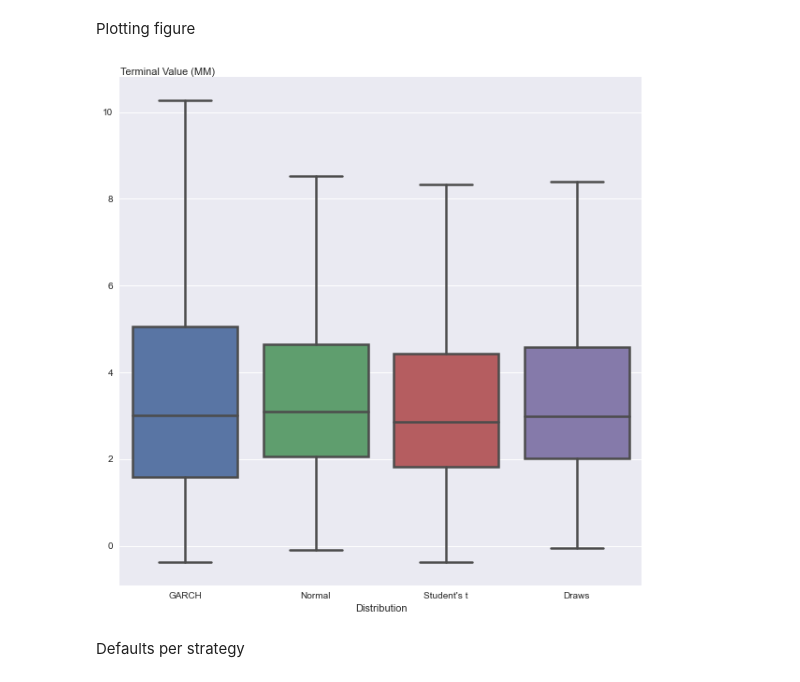
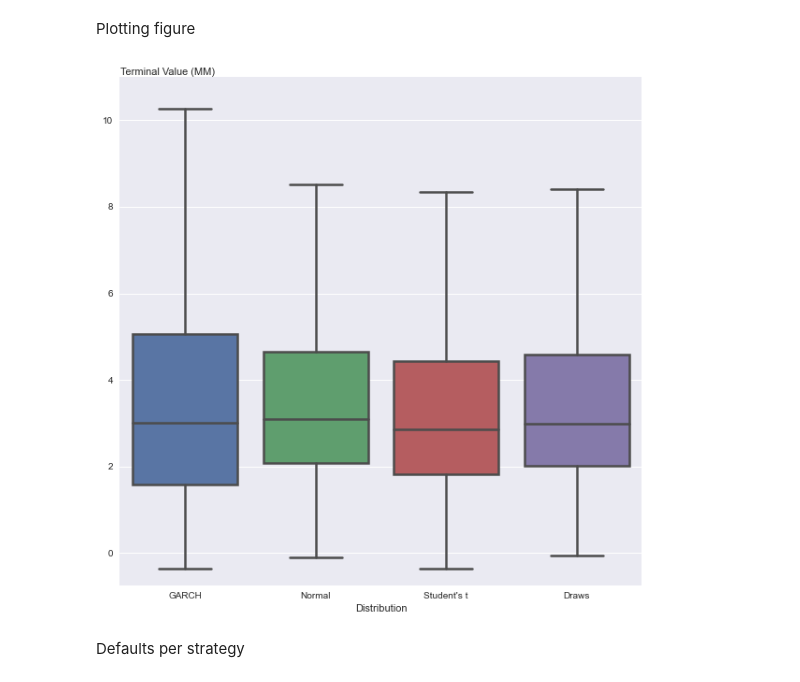
Before and after one commit to neriksen/applied_finance, a Jupyter notebook: robustness_simulation_method.ipynb, the cells around one changed output. Cells and saved outputs as stored; diff of their text form; code cells hidden in the pictures.

Commit message:
rettet fejl i robustness sim type

```diff
--- a/robustness_simulation_method.ipynb
+++ b/robustness_simulation_method.ipynb
@@ -29,18 +29,19 @@ def variable(variable):
 # %% [markdown]
 Plotting figure
 # %%
-variable("single_phase")
+Data = variable("dual_phase")
 x = Data.loc[(slice(None), '2070-01-01'),:]
 x = pd.melt(x)
 x['value'] = x['value'].div(1000000) #Convert into millions
 f, ax = plt.subplots(figsize=(10,10))
 ax = sns.boxplot(x='variable',y='value',data=x,showfliers = False,linewidth=2.5)
 ax.set_ylabel("Terminal Value (MM)", rotation=0, loc='top', labelpad=-120 )
 plt.xlabel("Distribution")
+plt.ylim(-0.75,11)
 plt.ticklabel_format(style='plain', axis='y',useOffset=True)
-plt.savefig("Robustness/boxplot_SIM_S.png", bbox_inches = 'tight', pad_inches = 0.1)
+plt.savefig("Robustness/boxplot_SIM_D.png", bbox_inches = 'tight', pad_inches = 0.1)
 # %% [output]
-[figure, old version]
+[figure, new version]
 # %% [markdown]
 Defaults per strategy
 # %%
```
Also changed, not shown: 3 other files.
